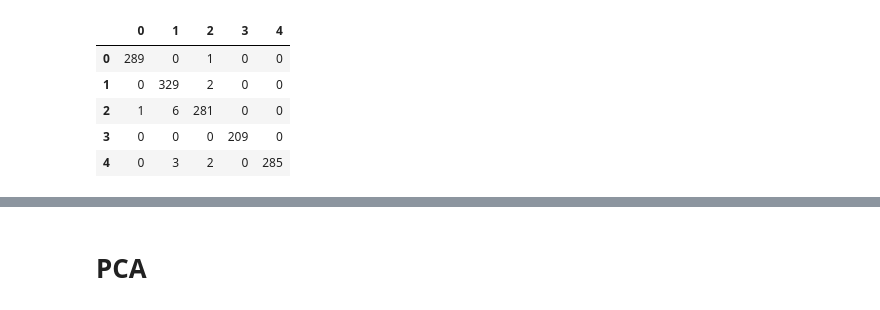
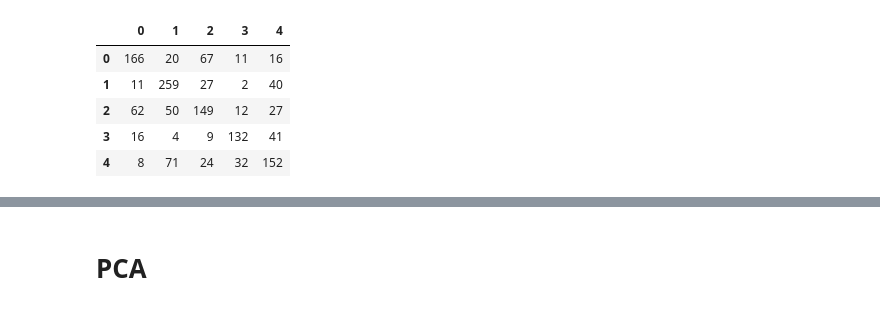
Before and after one commit to TheOneCodeGuy/AutoAssociationNN-RBM-AutoEncoders, a Jupyter notebook: Q1.ipynb, the cells around one changed output, grey strips where cells are left out. Saved outputs shown, nothing was run; the diff lists cells and outputs as text; code cells hidden in the pictures.

```diff
--- a/Q1.ipynb
+++ b/Q1.ipynb
@@ -98,7 +108,7 @@ ae1 = ae1.to(device)
 optimizer1 = optim.SGD(ae1.parameters(), lr=0.0001, momentum=0.9)
 # %%
 old_loss = np.inf
-
+losses = []
 max_epoch = 500
 
 for epoch in range(max_epoch):
@@ -123,10 +133,11 @@ for epoch in range(max_epoch):
         # Update Parameters
         optimizer1.step()
 
-        running_loss += loss.item()
+        running_loss += loss.item()*len(X)/train_size
 
     print('Epoch', epoch+1, ': Loss =', running_loss)
-
+    losses.append(running_loss)
+    print(abs(running_loss-old_loss)/running_loss)
 
     if abs(running_loss-old_loss)/running_loss < 1e-4:
         print('Converged')
@@ -161,15 +180,15 @@ class FinalNet(nn.Module):
 
         self.fc1 = nn.Linear(input_size, hidden_sizes[0])
         self.fc2 = nn.Linear(hidden_sizes[0], hidden_sizes[1])
-        self.fc3 = nn.Linear(hidden_sizes[1], hidden_sizes[2])
+        # self.fc3 = nn.Linear(hidden_sizes[1], hidden_sizes[2])
         #self.fc4 = nn.Linear(hidden_sizes[2], hidden_sizes[3])
-        self.out = nn.Linear(hidden_sizes[2], num_classes)
+        self.out = nn.Linear(hidden_sizes[1], num_classes)
 
     def forward(self, x):
 
         x = torch.tanh(self.fc1(x))
         x = torch.tanh(self.fc2(x))
-        x = torch.tanh(self.fc3(x))
+        # x = torch.tanh(self.fc3(x))
         #x = torch.tanh(self.fc4(x))
         x = self.out(x)
 
@@ -184,16 +203,16 @@ class FinalNet(nn.Module):
         return y_pred
 
 
-classifier = FinalNet(300, [150, 75, 50], 5)
+classifier = FinalNet(350, [200, 50], 5)
 # %%
 criterion = nn.CrossEntropyLoss()
-optimizer = optim.SGD(classifier.parameters(), lr=0.00001, momentum=0.9)
+optimizer = optim.SGD(classifier.parameters(), lr=0.000001, momentum=0.9)
 classifier = classifier.to(device)
 # %%
 old_loss = np.inf
 
-max_epoch = 500
-
+max_epoch = 5000
+# losses= []
 for epoch in range(max_epoch):
 
     running_loss = 0.0
@@ -220,11 +239,13 @@ for epoch in range(max_epoch):
         # Update Parameters
         optimizer.step()
 
-        running_loss += loss.item()
+        running_loss += loss.item()*len(X)/train_size
 
     print('Epoch', epoch+1, ': Loss =', running_loss)
+    print(abs(running_loss-old_loss)/running_loss)
+    losses.append(running_loss)
 
-    if abs(running_loss-old_loss)/running_loss < 1e-6:
+    if abs(running_loss-old_loss)/running_loss < 1e-10:
         print('Converged')
         break
 
@@ -262,7 +290,7 @@ with torch.no_grad():
         X, y = data[0].to(device), data[1].to(device)
         Z = ae1.get_z(X)
         y_hat = classifier(Z)
-        test_loss += criterion(y_hat, y)
+        test_loss += criterion(y_hat, y)*len(X)/test_size
 
         y_test.extend(list(y.cpu().detach().numpy()))
         y_test_pred.extend(list(torch.argmax(y_hat, axis=1).cpu().detach().numpy()))
@@ -274,9 +302,9 @@ Train Loss = 3.288172483444214
 |  | 0 | 1 | 2 | 3 | 4 |
-| 0 | 289 | 0 | 1 | 0 | 0 |
-| 1 | 0 | 329 | 2 | 0 | 0 |
-| 2 | 1 | 6 | 281 | 0 | 0 |
-| 3 | 0 | 0 | 0 | 209 | 0 |
-| 4 | 0 | 3 | 2 | 0 | 285 |
+| 0 | 166 | 20 | 67 | 11 | 16 |
+| 1 | 11 | 259 | 27 | 2 | 40 |
+| 2 | 62 | 50 | 149 | 12 | 27 |
+| 3 | 16 | 4 | 9 | 132 | 41 |
+| 4 | 8 | 71 | 24 | 32 | 152 |
 # %%
 with torch.no_grad():
 
```
Also changed, not shown: parts of 19 cells of this notebook.
